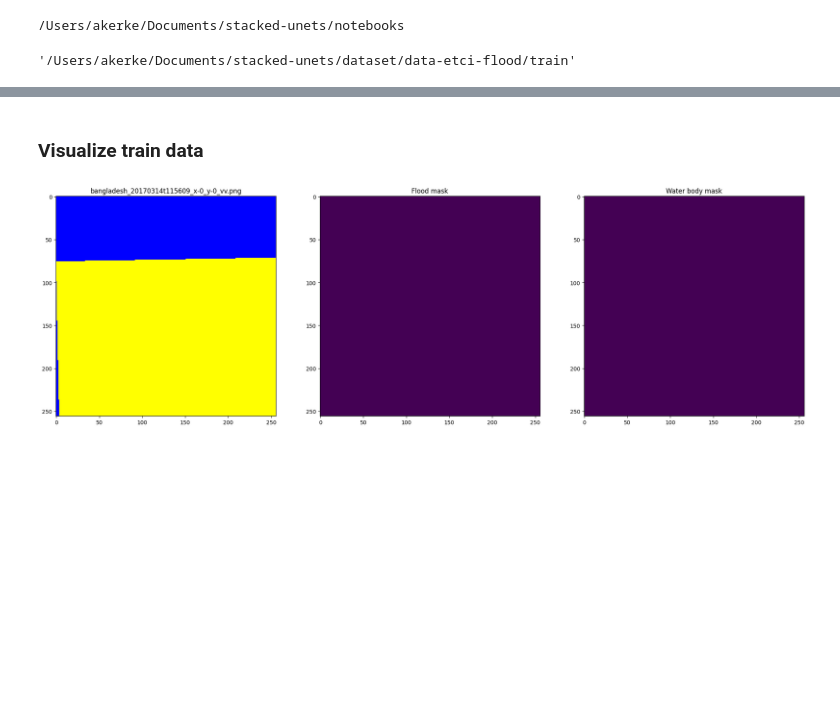
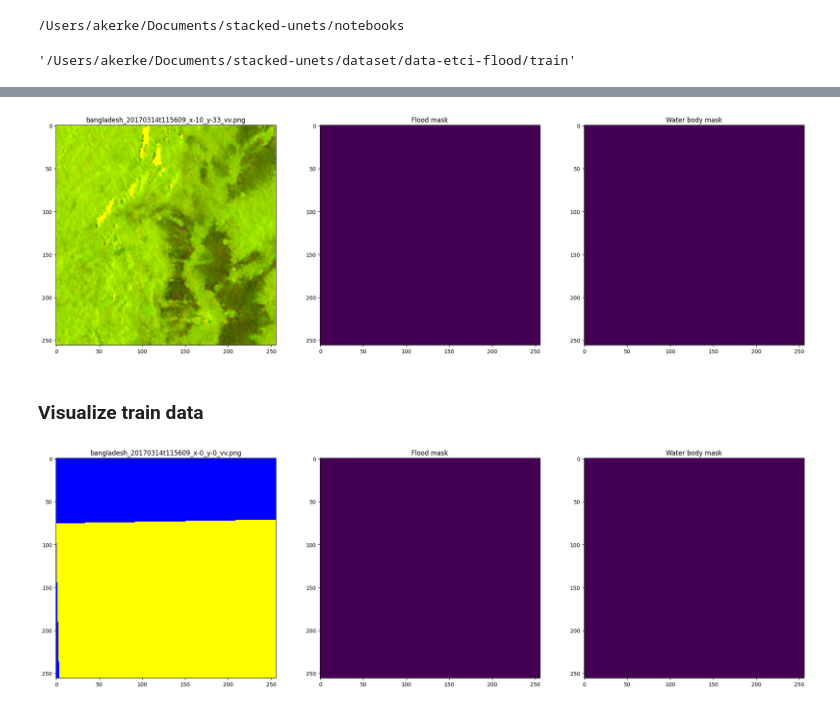
Before and after one commit to AkerkeKesha/stacked-unets, a Jupyter notebook: notebooks/etci_dataset_EDA.ipynb, the cells around one changed output, grey strips where cells are left out. Cells and saved outputs as stored; diff of their text form; code cells hidden in the pictures; blank space fills up the shorter version.

```diff
--- a/notebooks/etci_dataset_EDA.ipynb
+++ b/notebooks/etci_dataset_EDA.ipynb
@@ -32,3 +77,8 @@ test_df.shape, train_df.shape
+# %%
+index = 70
+visualize_image_and_masks(train_df.iloc[index])
+# %% [output]
+[figure, added]
 # %% [markdown]
 ### Visualize train data
 # %%
```
Also changed, not shown: parts of 28 cells of this notebook, 5 other files.
